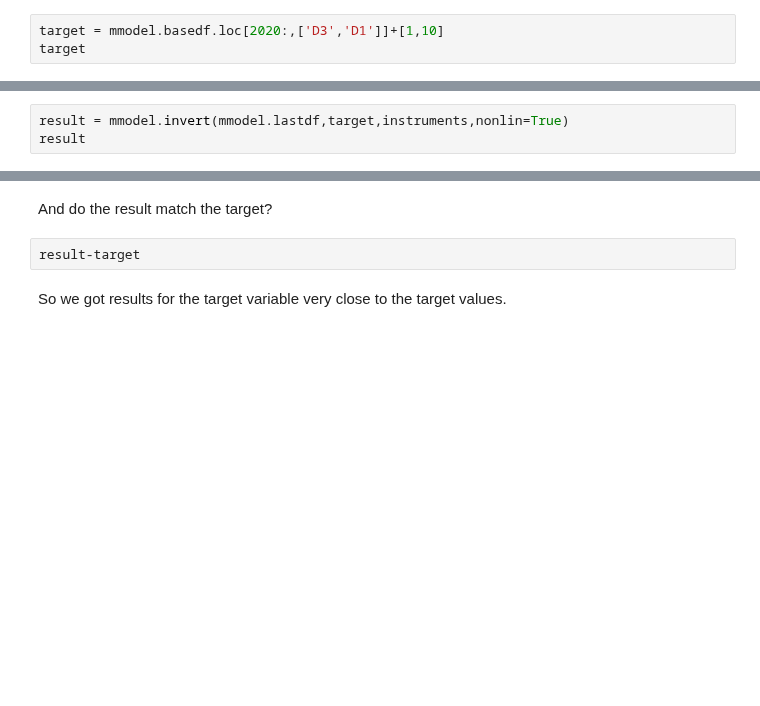
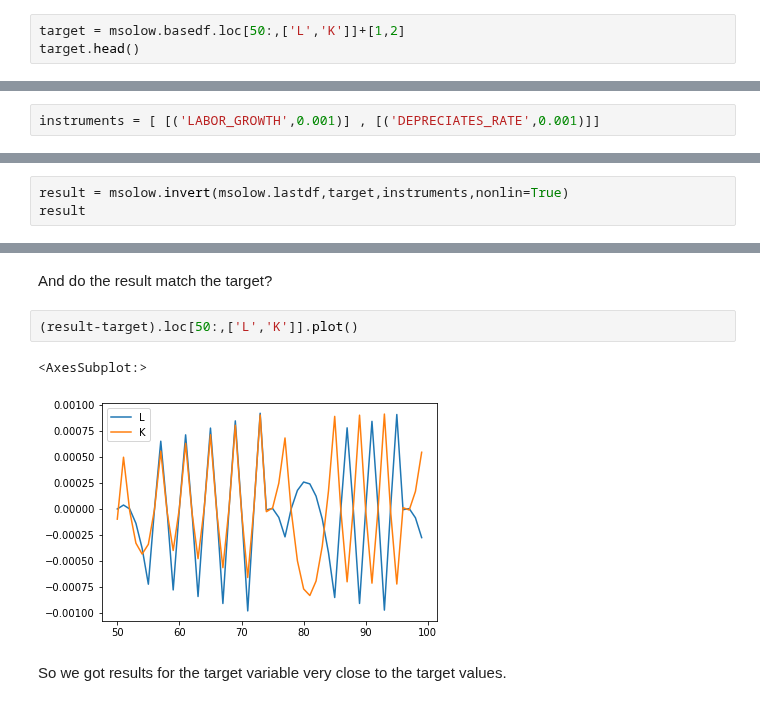
Before and after one commit to IbHansen/Modelflow2, a Jupyter notebook: Examples/ModelFlow features/wp/ModelFlow_Cef_2021.ipynb, the cells around one changed output, grey strips where cells are left out. Saved outputs shown, nothing was run; the diff lists cells and outputs as text; blank space fills up the shorter version.

```diff
--- a/Examples/ModelFlow features/wp/ModelFlow_Cef_2021.ipynb
+++ b/Examples/ModelFlow features/wp/ModelFlow_Cef_2021.ipynb
@@ -838,3 +843,3 @@ mmodel.basedf
 # %%
-target = mmodel.basedf.loc[2020:,['D3','D1']]+[1,10]
-target
+target = msolow.basedf.loc[50:,['L','K']]+[1,2]
+target.head()
@@ -852,7 +862,9 @@ instruments = [ [('C',1)] , [('B',1)]]
+# %%
+instruments = [ [('LABOR_GROWTH',0.001)] , [('DEPRECIATES_RATE',0.001)]]
 # %% [markdown]
 Now we run the eksperiment
 
 For models which are relative linear we don't need to update  𝐉𝑡  for each iteration and time frame. As our small toy model is nonlinear, the jacobi matrix has to be updated frequently. This is controlled by the nonlin=True option below.
 # %%
-result = mmodel.invert(mmodel.lastdf,target,instruments,nonlin=True)
+result = msolow.invert(msolow.lastdf,target,instruments,nonlin=True)
 result
@@ -859,6 +885,9 @@ result
 # %% [markdown]
 And do the result match the target?
-# %%
-result-target
+# %%
+(result-target).loc[50:,['L','K']].plot()
+# %% [output]
+<AxesSubplot:>
+[figure, added]
 # %% [markdown]
 So we got results for the target variable very close to the target values.
```
Also changed, not shown: parts of 35 cells of this notebook, 1 other file.
